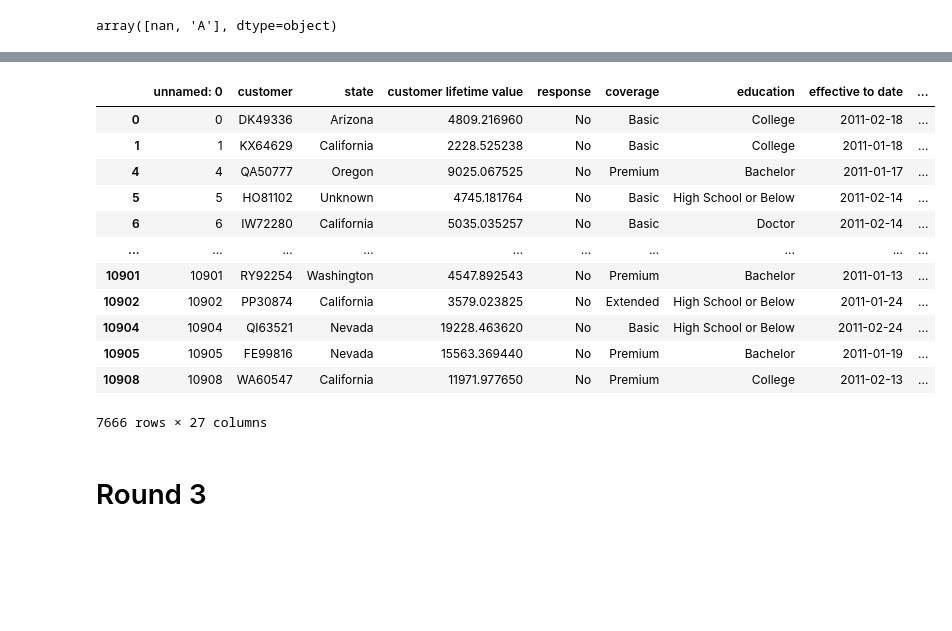
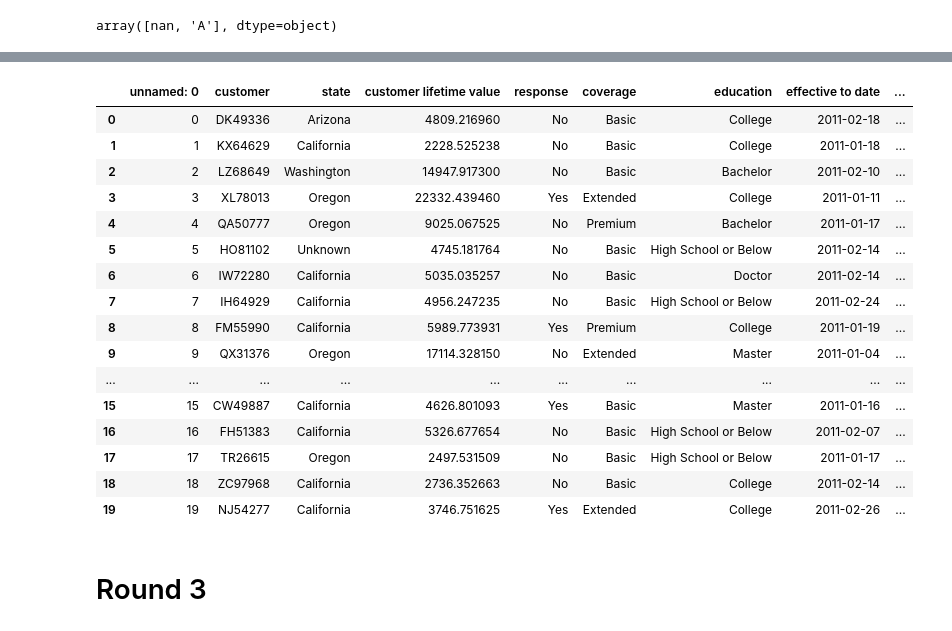
Before and after one commit to Brenni1/lab-customer-analysis-round-2, a Jupyter notebook: SolutionCustomerAnalysisRound2-7.ipynb, the cells around one changed output, grey strips where cells are left out. Drawn from its saved outputs; the diff is of its cells as text; code cells hidden in the pictures; blank space fills up the shorter version.

```diff
--- a/SolutionCustomerAnalysisRound2-7.ipynb
+++ b/SolutionCustomerAnalysisRound2-7.ipynb
@@ -187,24 +218,29 @@ data.head(5)
 # %%
 data['effective to date'] = pd.to_datetime(data['effective to date'], errors = 'coerce')
-data['effective to date'] = data['effective to date'].dt.strftime("%d/%m/%Y")
+data['effective to date'] = data['effective to date'].dt.strftime("%m/%d/%Y")
 data['effective to date'] = pd.to_datetime(data['effective to date'], errors = 'coerce')
 data['month'] = data['effective to date'].dt.month
 # %%
-data[data['month'] <= 3] # Showing only Jan/Feb/Mar by filtering with the new column
+data['month'].unique()
+data.head(20)
 # %% [output]
 |  | unnamed: 0 | customer | state | customer lifetime value | response | coverage | education | effective to date | ... |
 | 0 | 0 | DK49336 | Arizona | 4809.216960 | No | Basic | College | 2011-02-18 | ... |
 | 1 | 1 | KX64629 | California | 2228.525238 | No | Basic | College | 2011-01-18 | ... |
+| 2 | 2 | LZ68649 | Washington | 14947.917300 | No | Basic | Bachelor | 2011-02-10 | ... |
+| 3 | 3 | XL78013 | Oregon | 22332.439460 | Yes | Extended | College | 2011-01-11 | ... |
 | 4 | 4 | QA50777 | Oregon | 9025.067525 | No | Premium | Bachelor | 2011-01-17 | ... |
 | 5 | 5 | HO81102 | Unknown | 4745.181764 | No | Basic | High School or Below | 2011-02-14 | ... |
 | 6 | 6 | IW72280 | California | 5035.035257 | No | Basic | Doctor | 2011-02-14 | ... |
+| 7 | 7 | IH64929 | California | 4956.247235 | No | Basic | High School or Below | 2011-02-24 | ... |
+| 8 | 8 | FM55990 | California | 5989.773931 | Yes | Premium | College | 2011-01-19 | ... |
+| 9 | 9 | QX31376 | Oregon | 17114.328150 | No | Extended | Master | 2011-01-04 | ... |
 | ... | ... | ... | ... | ... | ... | ... | ... | ... | ... |
-| 10901 | 10901 | RY92254 | Washington | 4547.892543 | No | Premium | Bachelor | 2011-01-13 | ... |
-| 10902 | 10902 | PP30874 | California | 3579.023825 | No | Extended | High School or Below | 2011-01-24 | ... |
-| 10904 | 10904 | QI63521 | Nevada | 19228.463620 | No | Basic | High School or Below | 2011-02-24 | ... |
-| 10905 | 10905 | FE99816 | Nevada | 15563.369440 | No | Premium | Bachelor | 2011-01-19 | ... |
-| 10908 | 10908 | WA60547 | California | 11971.977650 | No | Premium | College | 2011-02-13 | ... |
+| 15 | 15 | CW49887 | California | 4626.801093 | Yes | Basic | Master | 2011-01-16 | ... |
+| 16 | 16 | FH51383 | California | 5326.677654 | No | Basic | High School or Below | 2011-02-07 | ... |
+| 17 | 17 | TR26615 | Oregon | 2497.531509 | No | Basic | High School or Below | 2011-01-17 | ... |
+| 18 | 18 | ZC97968 | California | 2736.352663 | No | Basic | College | 2011-02-14 | ... |
+| 19 | 19 | NJ54277 | California | 3746.751625 | Yes | Extended | College | 2011-02-26 | ... |
-7666 rows × 27 columns
 # %% [markdown]
 # Round 3
 # %% [markdown]
```
Also changed, not shown: parts of 35 cells of this notebook.
